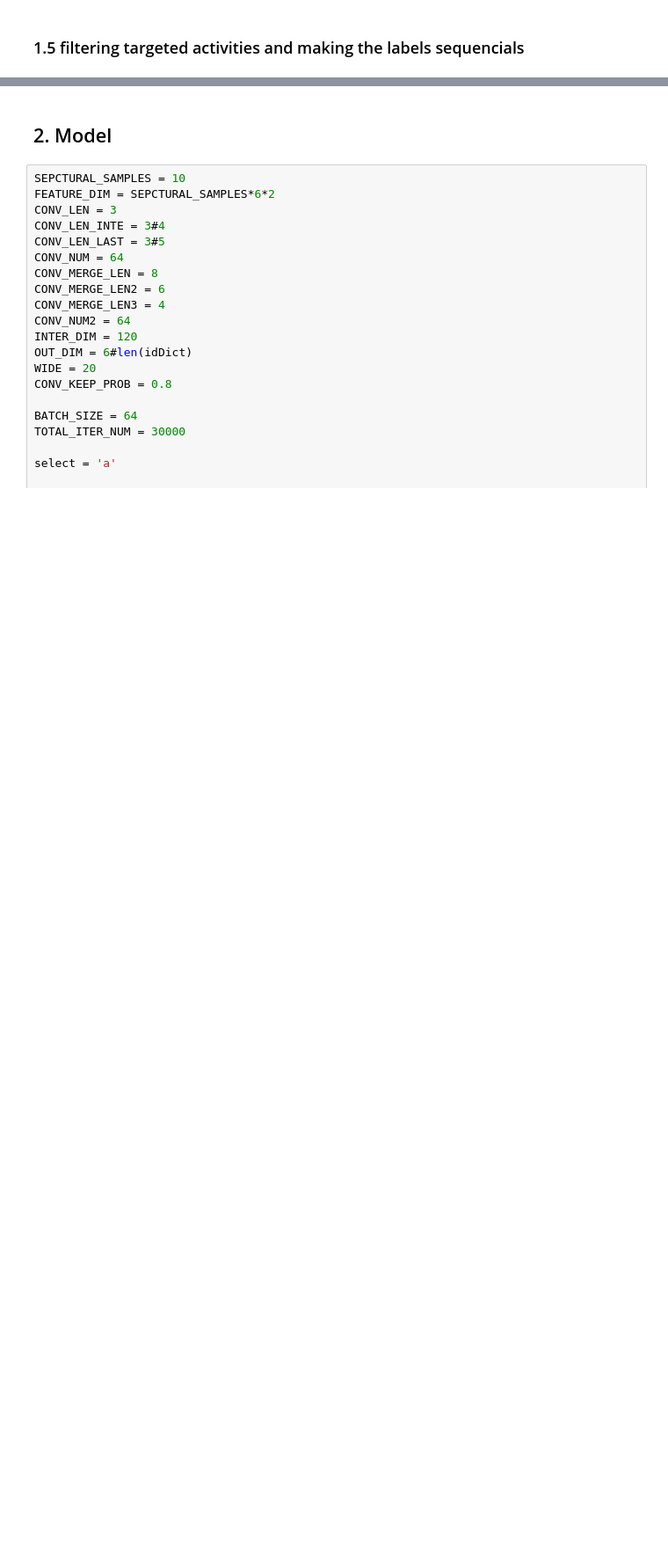
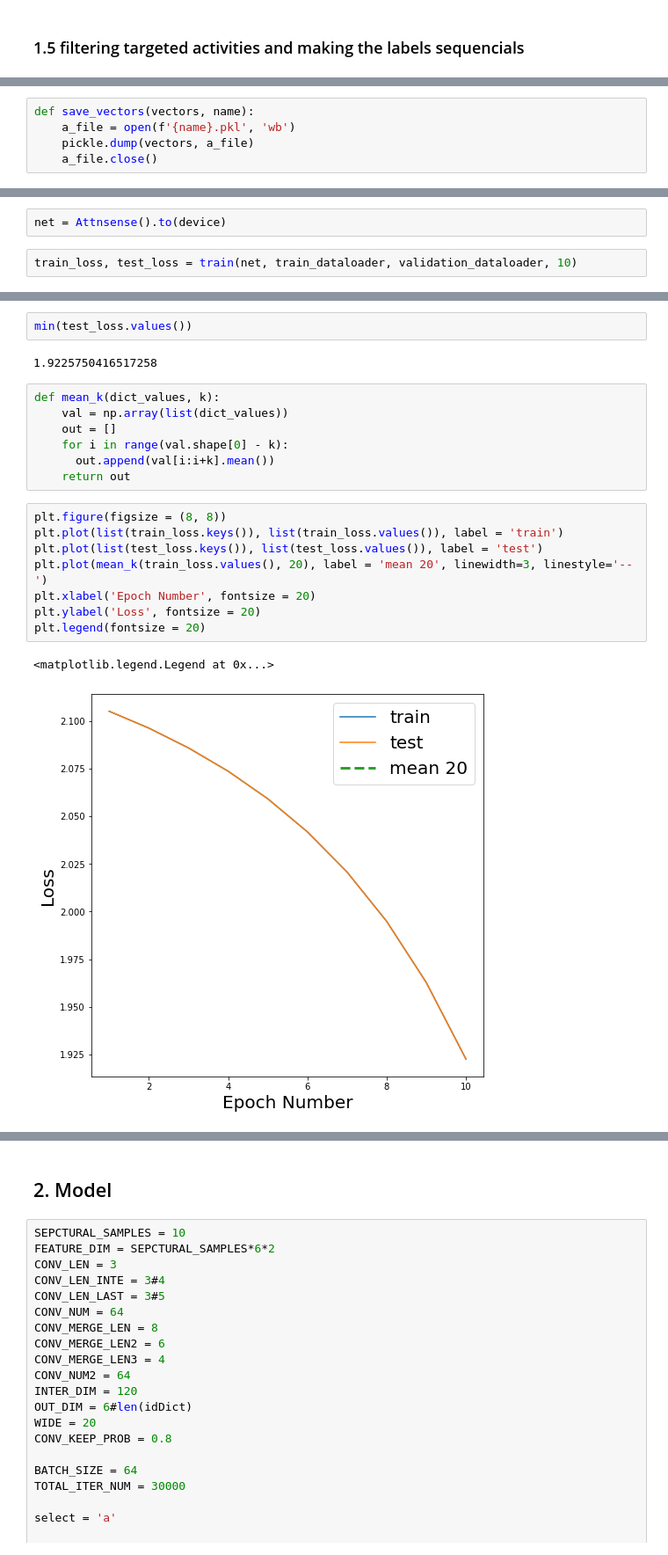
Before and after one commit to nnnnmj/AttnSense-pytorch, a Jupyter notebook: AttnSense.ipynb, the cells around one changed output, grey strips where cells are left out. Shown at 88% size. Drawn from its saved outputs; the diff is of its cells as text; blank space fills up the shorter version.

```diff
--- a/AttnSense.ipynb
+++ b/AttnSense.ipynb
@@ -188,0 +451,5 @@ user:  101
+# %%
+def save_vectors(vectors, name):
+    a_file = open(f'{name}.pkl', 'wb')
+    pickle.dump(vectors, a_file)
+    a_file.close()
@@ -188,0 +509,4 @@ user:  101
+# %%
+net = Attnsense().to(device)
+# %%
+train_loss, test_loss = train(net, train_dataloader, validation_dataloader, 10)
@@ -188,0 +562,22 @@ user:  101
+# %%
+min(test_loss.values())
+# %% [output]
+1.9225750416517258
+# %%
+def mean_k(dict_values, k):
+    val = np.array(list(dict_values))
+    out = []
+    for i in range(val.shape[0] - k):
+      out.append(val[i:i+k].mean())
+    return out
+# %%
+plt.figure(figsize = (8, 8))
+plt.plot(list(train_loss.keys()), list(train_loss.values()), label = 'train')
+plt.plot(list(test_loss.keys()), list(test_loss.values()), label = 'test')
+plt.plot(mean_k(train_loss.values(), 20), label = 'mean 20', linewidth=3, linestyle='--')
+plt.xlabel('Epoch Number', fontsize = 20)
+plt.ylabel('Loss', fontsize = 20)
+plt.legend(fontsize = 20)
+# %% [output]
+<matplotlib.legend.Legend at 0x...>
+[figure, added]
```
Also changed, not shown: parts of 36 cells of this notebook.
